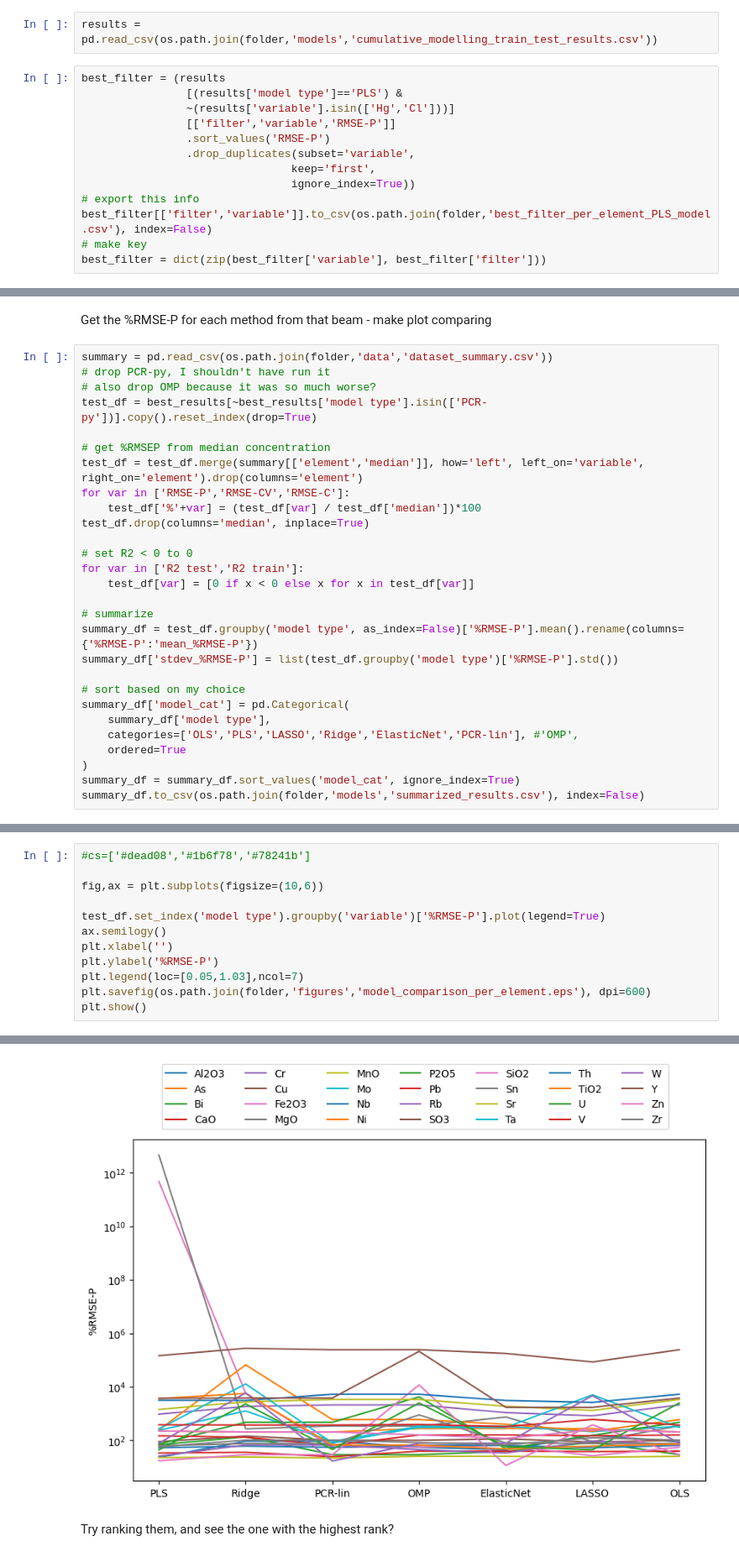
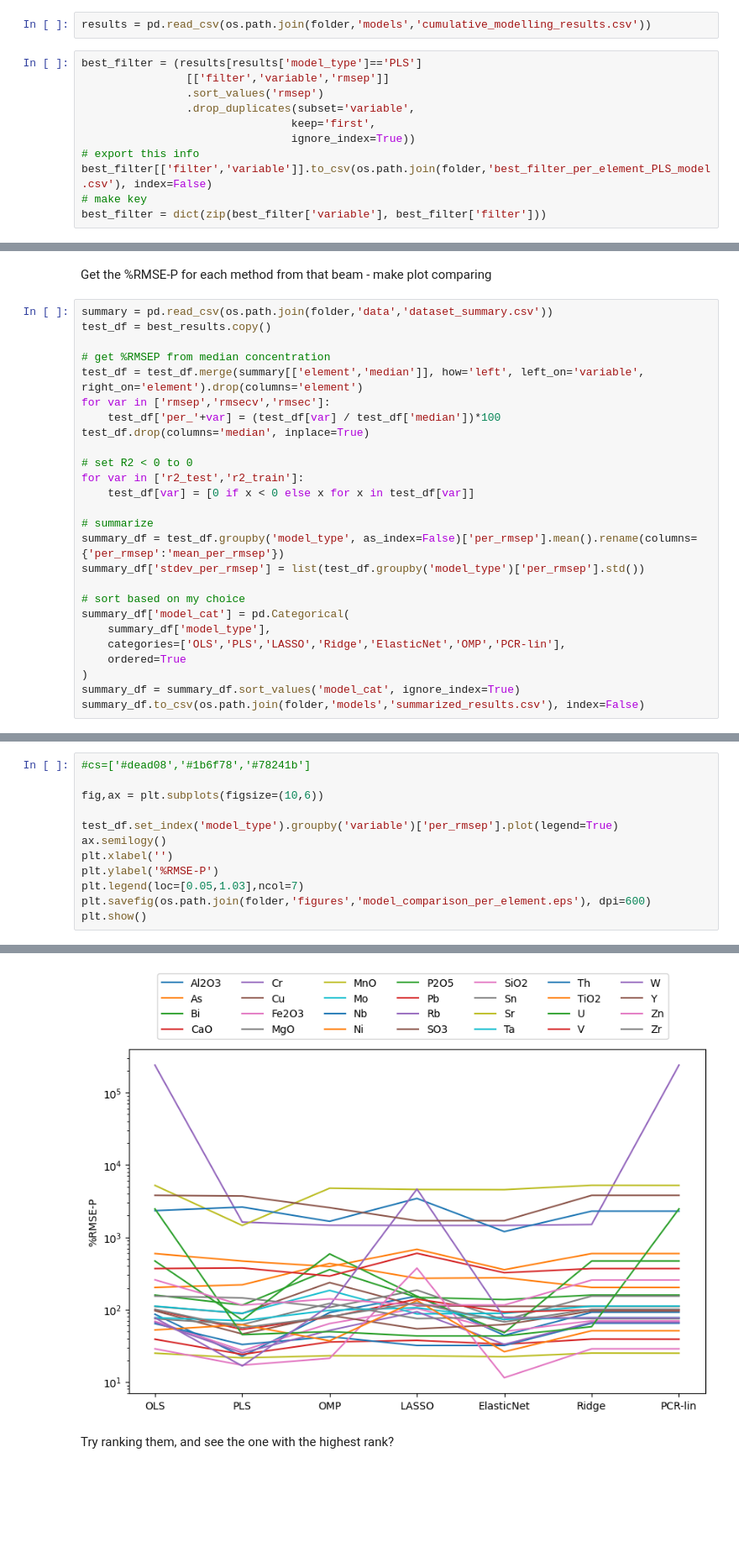
Before and after one commit to ytsmacr/XRF-fundamentals-vs.-MVA, a Jupyter notebook: NEW_complete_analysis.ipynb, the cells around one changed output, grey strips where cells are left out. Shown at 84% size. Saved outputs shown, nothing was run; the diff lists cells and outputs as text; blank space fills up the shorter version.

Commit message:
update results with final run, make figs

```diff
--- a/NEW_complete_analysis.ipynb
+++ b/NEW_complete_analysis.ipynb
@@ -190,13 +151,11 @@ exported cumulative_modelling_results.csv
 # %% [markdown]
 ### Select the input data that is best per element based on PLS model.
 # %%
-results = pd.read_csv(os.path.join(folder,'models','cumulative_modelling_train_test_results.csv'))
+results = pd.read_csv(os.path.join(folder,'models','cumulative_modelling_results.csv'))
 # %%
-best_filter = (results
-                [(results['model type']=='PLS') &
-                ~(results['variable'].isin(['Hg','Cl']))]
-                [['filter','variable','RMSE-P']]
-                .sort_values('RMSE-P')
+best_filter = (results[results['model_type']=='PLS']
+                [['filter','variable','rmsep']]
+                .sort_values('rmsep')
                 .drop_duplicates(subset='variable',
                                 keep='first',
                                 ignore_index=True))
@@ -218,28 +177,26 @@ for var in best_filter.keys():
 Get the %RMSE-P for each method from that beam - make plot comparing
 # %%
 summary = pd.read_csv(os.path.join(folder,'data','dataset_summary.csv'))
-# drop PCR-py, I shouldn't have run it
-# also drop OMP because it was so much worse?
-test_df = best_results[~best_results['model type'].isin(['PCR-py'])].copy().reset_index(drop=True)
+test_df = best_results.copy()
 
 # get %RMSEP from median concentration
 test_df = test_df.merge(summary[['element','median']], how='left', left_on='variable', right_on='element').drop(columns='element')
-for var in ['RMSE-P','RMSE-CV','RMSE-C']:
-    test_df['%'+var] = (test_df[var] / test_df['median'])*100
+for var in ['rmsep','rmsecv','rmsec']:
+    test_df['per_'+var] = (test_df[var] / test_df['median'])*100
 test_df.drop(columns='median', inplace=True)
 
 # set R2 < 0 to 0
-for var in ['R2 test','R2 train']:
+for var in ['r2_test','r2_train']:
     test_df[var] = [0 if x < 0 else x for x in test_df[var]]
 
 # summarize
-summary_df = test_df.groupby('model type', as_index=False)['%RMSE-P'].mean().rename(columns={'%RMSE-P':'mean_%RMSE-P'})
-summary_df['stdev_%RMSE-P'] = list(test_df.groupby('model type')['%RMSE-P'].std())
+summary_df = test_df.groupby('model_type', as_index=False)['per_rmsep'].mean().rename(columns={'per_rmsep':'mean_per_rmsep'})
+summary_df['stdev_per_rmsep'] = list(test_df.groupby('model_type')['per_rmsep'].std())
 
 # sort based on my choice
 summary_df['model_cat'] = pd.Categorical(
-    summary_df['model type'],
-    categories=['OLS','PLS','LASSO','Ridge','ElasticNet','PCR-lin'], #'OMP',
+    summary_df['model_type'],
+    categories=['OLS','PLS','LASSO','Ridge','ElasticNet','OMP','PCR-lin'],
     ordered=True
 )
 summary_df = summary_df.sort_values('model_cat', ignore_index=True)
@@ -258,18 +215,18 @@ The PostScript backend does not support transparency; partially transparent arti
 # %%
 #cs=['#dead08','#1b6f78','#78241b']
 
 fig,ax = plt.subplots(figsize=(10,6))
 
-test_df.set_index('model type').groupby('variable')['%RMSE-P'].plot(legend=True)
+test_df.set_index('model_type').groupby('variable')['per_rmsep'].plot(legend=True)
 ax.semilogy()
 plt.xlabel('')
 plt.ylabel('%RMSE-P')
 plt.legend(loc=[0.05,1.03],ncol=7)
 plt.savefig(os.path.join(folder,'figures','model_comparison_per_element.eps'), dpi=600)
 plt.show()
 # %% [output]
 The PostScript backend does not support transparency; partially transparent artists will be rendered opaque.
-[figure, old version]
+[figure, new version]
 # %% [markdown]
 Try ranking them, and see the one with the highest rank?
 # %%
```
Also changed, not shown: parts of 24 cells of this notebook, 1 other file.
